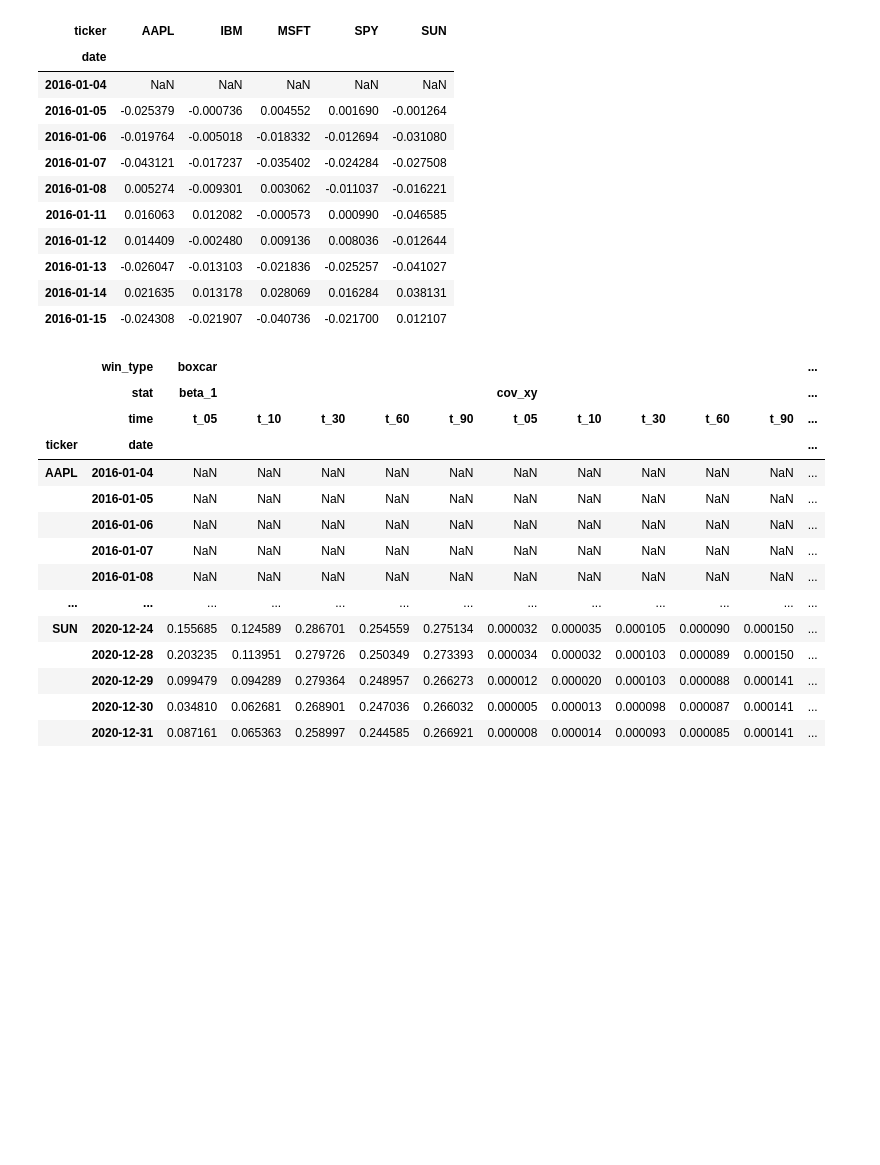
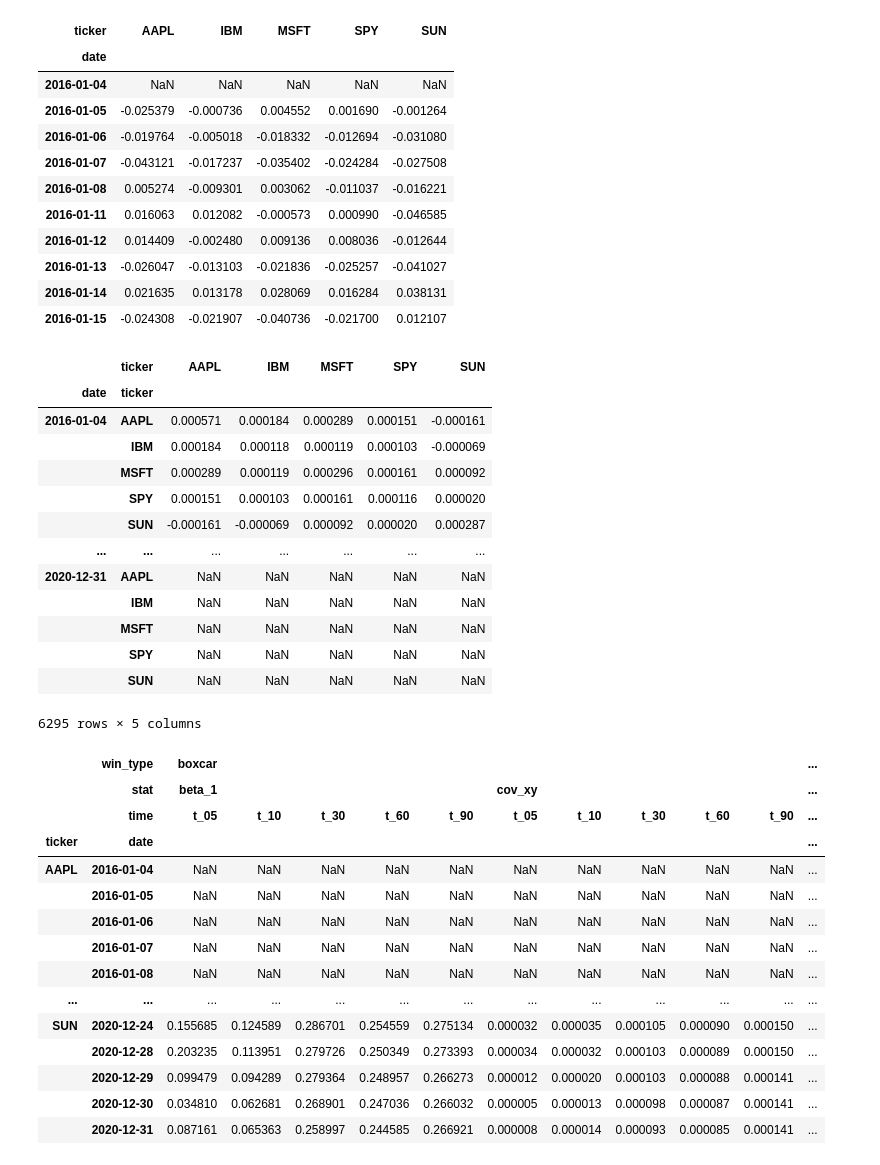
Before and after one commit to CalebEverett/finm33150-rolling-regressions, a Jupyter notebook: rolling_regressions.ipynb, the cells around one changed output. Cells and saved outputs as stored; diff of their text form; code cells hidden in the pictures; blank space fills up the shorter version.

```diff
--- a/rolling_regressions.ipynb
+++ b/rolling_regressions.ipynb
@@ -70,6 +70,23 @@ df_ret.shift(0).head(10)
 | 2016-01-13 | -0.026047 | -0.013103 | -0.021836 | -0.025257 | -0.041027 |
 | 2016-01-14 | 0.021635 | 0.013178 | 0.028069 | 0.016284 | 0.038131 |
 | 2016-01-15 | -0.024308 | -0.021907 | -0.040736 | -0.021700 | 0.012107 |
+# %%
+df_ret.rolling(window=5).cov().groupby("ticker").shift(-5)
+# %% [output]
+|  | ticker | AAPL | IBM | MSFT | SPY | SUN |
+| date | ticker |  |  |  |  |  |
+| 2016-01-04 | AAPL | 0.000571 | 0.000184 | 0.000289 | 0.000151 | -0.000161 |
+|  | IBM | 0.000184 | 0.000118 | 0.000119 | 0.000103 | -0.000069 |
+|  | MSFT | 0.000289 | 0.000119 | 0.000296 | 0.000161 | 0.000092 |
+|  | SPY | 0.000151 | 0.000103 | 0.000161 | 0.000116 | 0.000020 |
+|  | SUN | -0.000161 | -0.000069 | 0.000092 | 0.000020 | 0.000287 |
+| ... | ... | ... | ... | ... | ... | ... |
+| 2020-12-31 | AAPL | NaN | NaN | NaN | NaN | NaN |
+|  | IBM | NaN | NaN | NaN | NaN | NaN |
+|  | MSFT | NaN | NaN | NaN | NaN | NaN |
+|  | SPY | NaN | NaN | NaN | NaN | NaN |
+|  | SUN | NaN | NaN | NaN | NaN | NaN |
+6295 rows × 5 columns
 # %%
 col_list = []
 for t in times:
```
Also changed, not shown: parts of 5 cells of this notebook.
